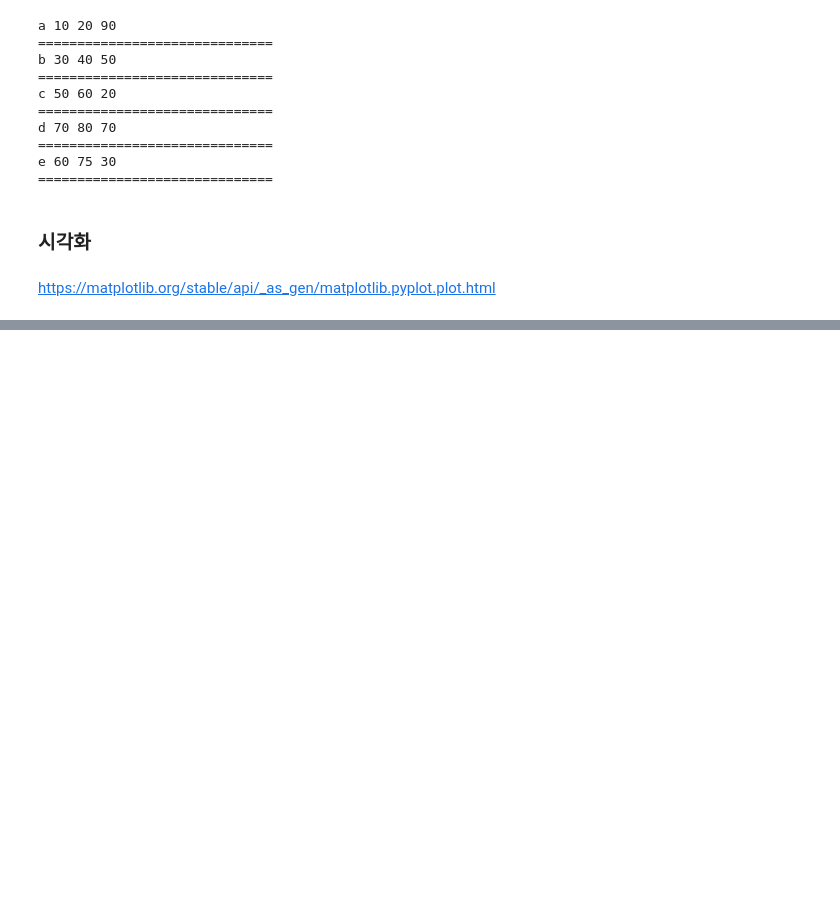
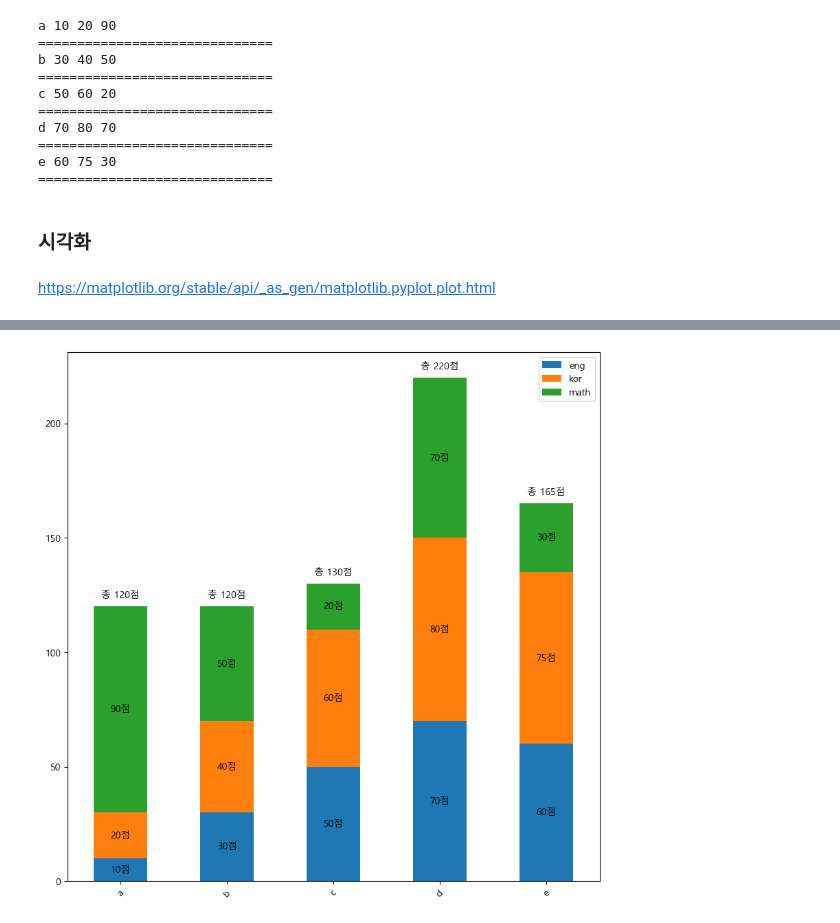
Before and after one commit to narirla/Pandas, a Jupyter notebook: 08.시각화.ipynb, the cells around one changed output, grey strips where cells are left out. Cells and saved outputs as stored; diff of their text form; code cells hidden in the pictures; blank space fills up the shorter version.

```diff
--- a/08.시각화.ipynb
+++ b/08.시각화.ipynb
@@ -102,0 +119,17 @@ plt.show()
+# %%
+# 전체 총점
+df.plot(kind='bar', stacked=True, rot=45, figsize=(10,10))
+# plt.text(0, 10/2,'10점', va='center', ha='center')
+# plt.text(0, 10+(20/2),'20점', va='center', ha='center')
+# plt.text(0, 10+20+(90/2),'90점', va='center', ha='center')
+n=0
+for i, sr in df.iterrows():
+    eng , kor, math = sr.loc['eng'], sr.loc['kor'], sr.loc['math']
+    plt.text(n , eng/2, f'{eng}점', va='center', ha='center')
+    plt.text(n ,eng+(kor/2), f'{kor}점', va='center', ha='center')
+    plt.text(n , eng+kor+(math/2), f'{math}점', va='center', ha='center')
+    plt.text(n , eng+kor+math+5, f'총 {eng+kor+math}점', va='center', ha='center')
+    n+=1
+plt.show()
+# %% [output]
+[figure, added]
```
Also changed, not shown: parts of 15 cells of this notebook, 7 other files.
